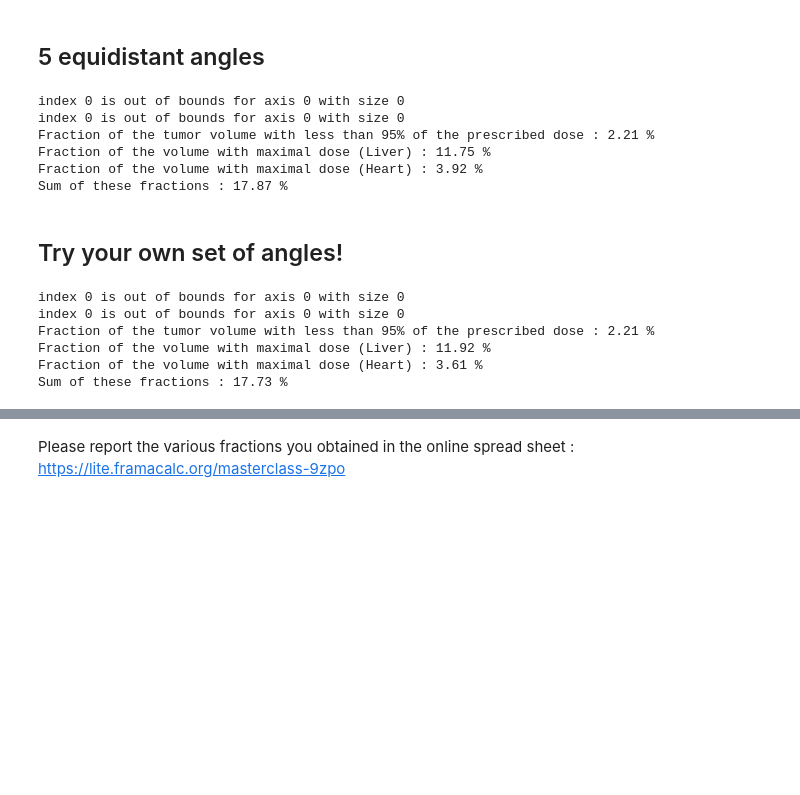
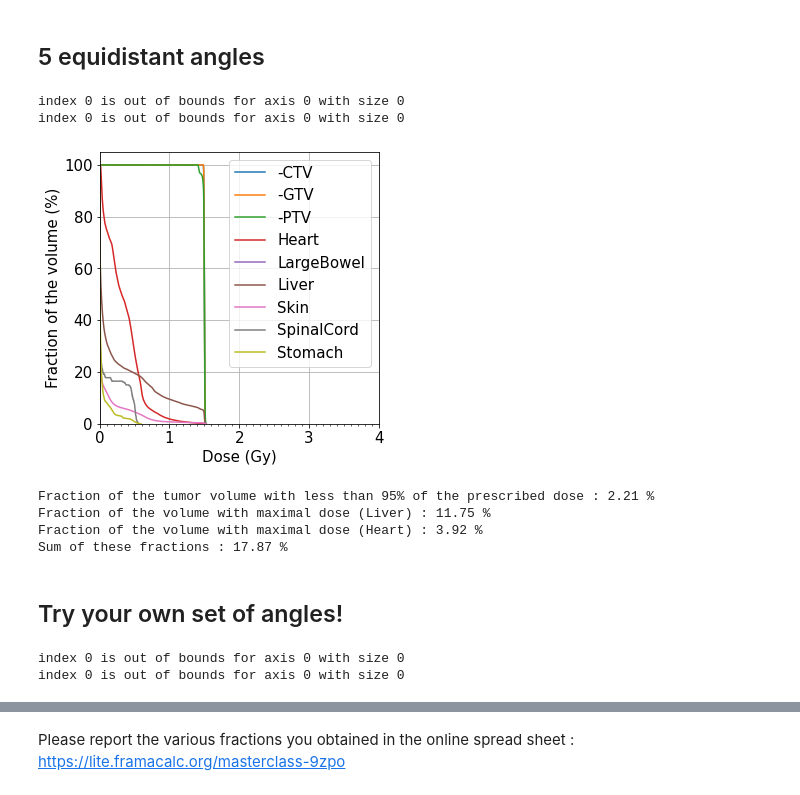
Before and after one commit to etesta/MasterclassPT_Notebook, a Jupyter notebook: masterclass.ipynb, the cells around one changed output, grey strips where cells are left out. Saved outputs shown, nothing was run; the diff lists cells and outputs as text; code cells hidden in the pictures; blank space fills up the shorter version.

```diff
--- a/masterclass.ipynb
+++ b/masterclass.ipynb
@@ -98,19 +98,32 @@ MyKeys, data = f.extract(file, keys)
 DoseMinVolume_Tumor = f.Tumor_DoseMinVolume(data, '-PTV', PrescribedDose* (100-TumorDoseTolerance)/100)
 DoseMaxVolume_Liver = f.OAR_DoseMaxVolume(data, 'Liver', DoseMaxInOAR)
 DoseMaxVolume_Heart = f.OAR_DoseMaxVolume(data, 'Heart', DoseMaxInOAR)
-
-print(f'Fraction of the tumor volume with less than 95% of the prescribed dose : {DoseMinVolume_Tumor:.2f} %')
-
-print(f'Fraction of the volume with maximal dose (Liver) : {DoseMaxVolume_Liver:.2f} %')
-print(f'Fraction of the volume with maximal dose (Heart) : {DoseMaxVolume_Heart:.2f} %')
-print(f'Sum of these fractions : {DoseMinVolume_Tumor+DoseMaxVolume_Liver+DoseMaxVolume_Heart:.2f} %')
 # %% [output]
 index 0 is out of bounds for axis 0 with size 0
 index 0 is out of bounds for axis 0 with size 0
-Fraction of the tumor volume with less than 95% of the prescribed dose : 2.21 %
-Fraction of the volume with maximal dose (Liver) : 11.75 %
-Fraction of the volume with maximal dose (Heart) : 3.92 %
-Sum of these fractions : 17.87 %
+# %%
+# Plot the HDV
+# The figure is saved with the same name as the one of the data file + .png
+MyKeys.sort()
+
+MaxDoseDisplay = 4 # Gy
+f.plot_AllHDV(data, MyKeys, MaxDoseDisplay, datafile)
+# %% [output]
+[figure, added]
+# %%
+# Data to be reported
+
+print(f'Fraction of the tumor volume with less than 95% of the prescribed dose : {DoseMinVolume_Tumor:.2f} %')
+
+print(f'Fraction of the volume with maximal dose (Liver) : {DoseMaxVolume_Liver:.2f} %')
+print(f'Fraction of the volume with maximal dose (Heart) : {DoseMaxVolume_Heart:.2f} %')
+print(f'Sum of these fractions : {DoseMinVolume_Tumor+DoseMaxVolume_Liver+DoseMaxVolume_Heart:.2f} %')
+#print(f'Fraction of the volume with maximal dose (Spinal chord) : {DoseMaxVolume_Spinal:.2f} %')
+# %% [output]
+Fraction of the tumor volume with less than 95% of the prescribed dose : 2.21 %
+Fraction of the volume with maximal dose (Liver) : 11.75 %
+Fraction of the volume with maximal dose (Heart) : 3.92 %
+Sum of these fractions : 17.87 %
 # %% [markdown]
 ## Try your own set of angles!
 # %%
@@ -132,16 +145,6 @@ MyKeys, data = f.extract(file, keys)
 DoseMinVolume_Tumor = f.Tumor_DoseMinVolume(data, '-PTV', PrescribedDose* (100-TumorDoseTolerance)/100)
 DoseMaxVolume_Liver = f.OAR_DoseMaxVolume(data, 'Liver', DoseMaxInOAR)
 DoseMaxVolume_Heart = f.OAR_DoseMaxVolume(data, 'Heart', DoseMaxInOAR)
-
-print(f'Fraction of the tumor volume with less than 95% of the prescribed dose : {DoseMinVolume_Tumor:.2f} %')
-
-print(f'Fraction of the volume with maximal dose (Liver) : {DoseMaxVolume_Liver:.2f} %')
-print(f'Fraction of the volume with maximal dose (Heart) : {DoseMaxVolume_Heart:.2f} %')
-print(f'Sum of these fractions : {DoseMinVolume_Tumor+DoseMaxVolume_Liver+DoseMaxVolume_Heart:.2f} %')
 # %% [output]
 index 0 is out of bounds for axis 0 with size 0
 index 0 is out of bounds for axis 0 with size 0
-Fraction of the tumor volume with less than 95% of the prescribed dose : 2.21 %
-Fraction of the volume with maximal dose (Liver) : 11.92 %
-Fraction of the volume with maximal dose (Heart) : 3.61 %
-Sum of these fractions : 17.73 %
```
Also changed, not shown: parts of 3 cells of this notebook.
